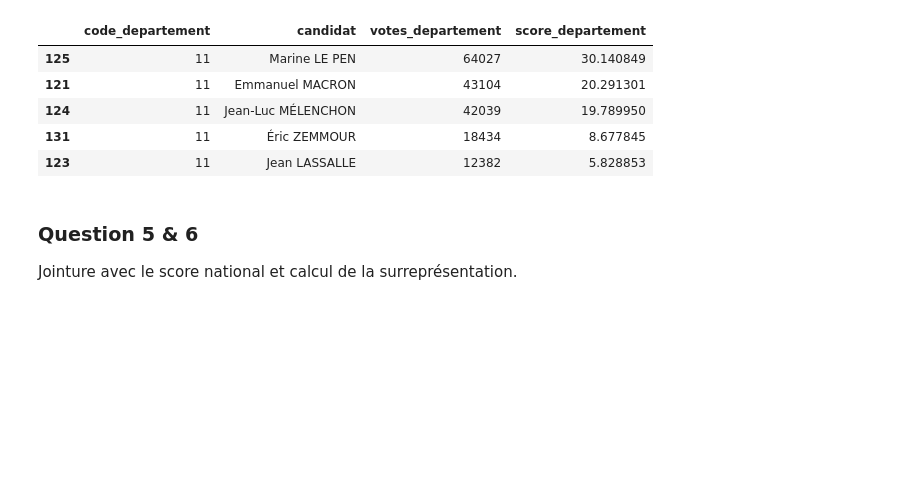
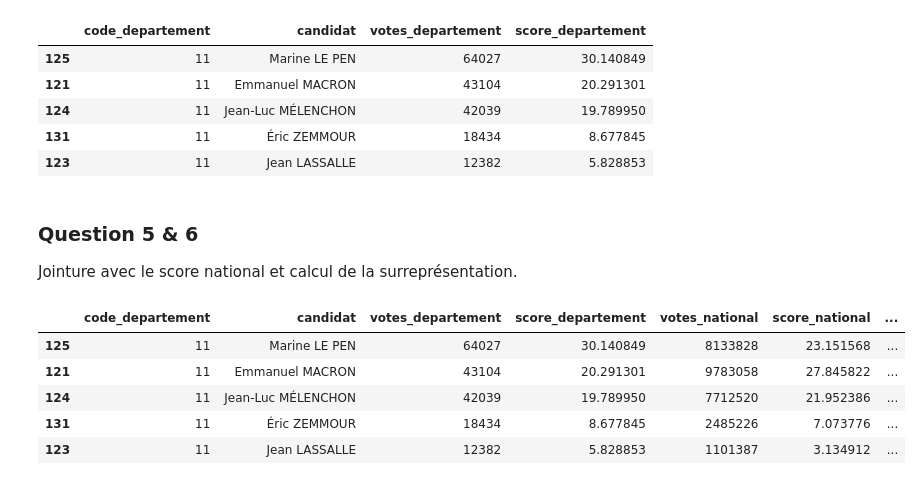
Before and after one commit to JadMzk/PythonDS_Inter, a Jupyter notebook: DM.ipynb, the cells around one changed output. Cells and saved outputs as stored; diff of their text form; code cells hidden in the pictures; blank space fills up the shorter version.

```diff
--- a/DM.ipynb
+++ b/DM.ipynb
@@ -187,3 +187,20 @@ display(aude_check.head())
 # %% [markdown]
 ### Question 5 & 6
 Jointure avec le score national et calcul de la surreprésentation.
+# %%
+# Question 5 : Jointure avec les données nationales
+score_departements = score_departements.merge(national_scores, on='candidat')
+
+# Question 6 : Création de la variable "surrepresentation" en pourcentage
+score_departements['surrepresentation'] = ((score_departements['score_departement'] - score_departements['score_national']) / score_departements['score_national']) * 100
+
+# Vérification (Table 3)
+verif_q5 = score_departements[score_departements['code_departement'] == '11'].sort_values(by='score_departement', ascending=False)
+display(verif_q5[['code_departement', 'candidat', 'votes_departement', 'score_departement', 'votes_national', 'score_national', 'surrepresentation']].head())
+# %% [output]
+|  | code_departement | candidat | votes_departement | score_departement | votes_national | score_national | ... |
+| 125 | 11 | Marine LE PEN | 64027 | 30.140849 | 8133828 | 23.151568 | ... |
+| 121 | 11 | Emmanuel MACRON | 43104 | 20.291301 | 9783058 | 27.845822 | ... |
+| 124 | 11 | Jean-Luc MÉLENCHON | 42039 | 19.789950 | 7712520 | 21.952386 | ... |
+| 131 | 11 | Éric ZEMMOUR | 18434 | 8.677845 | 2485226 | 7.073776 | ... |
+| 123 | 11 | Jean LASSALLE | 12382 | 5.828853 | 1101387 | 3.134912 | ... |
```
Also changed, not shown: parts of 4 cells of this notebook.
